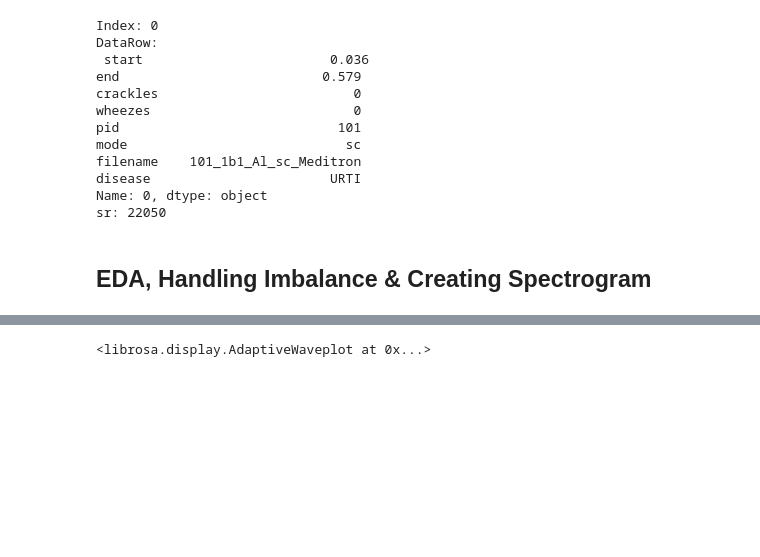
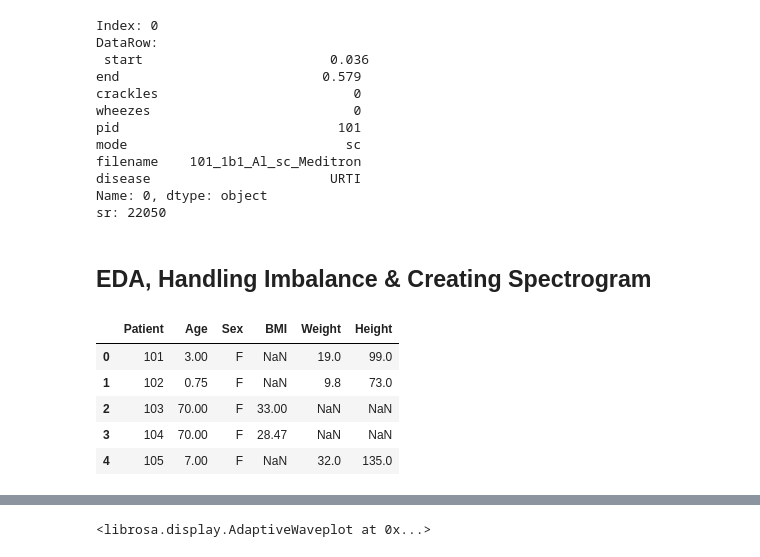
Before and after one commit to adityahbapat/Respiratory-Disorder-Classification-Based-on-Lung-Auscultation-Sounds, a Jupyter notebook: respiratory_disorder_classification.ipynb, the cells around one changed output, grey strips where cells are left out. Saved outputs shown, nothing was run; the diff lists cells and outputs as text; code cells hidden in the pictures; blank space fills up the shorter version.

```diff
--- a/respiratory_disorder_classification.ipynb
+++ b/respiratory_disorder_classification.ipynb
@@ -308,0 +311,9 @@ if(isProcessedAudioFilesExistFlag):
+# %%
+patient_info.head()
+# %% [output]
+|  | Patient | Age | Sex | BMI | Weight | Height |
+| 0 | 101 | 3.00 | F | NaN | 19.0 | 99.0 |
+| 1 | 102 | 0.75 | F | NaN | 9.8 | 73.0 |
+| 2 | 103 | 70.00 | F | 33.00 | NaN | NaN |
+| 3 | 104 | 70.00 | F | 28.47 | NaN | NaN |
+| 4 | 105 | 7.00 | F | NaN | 32.0 | 135.0 |
```
Also changed, not shown: parts of 6 cells of this notebook.
